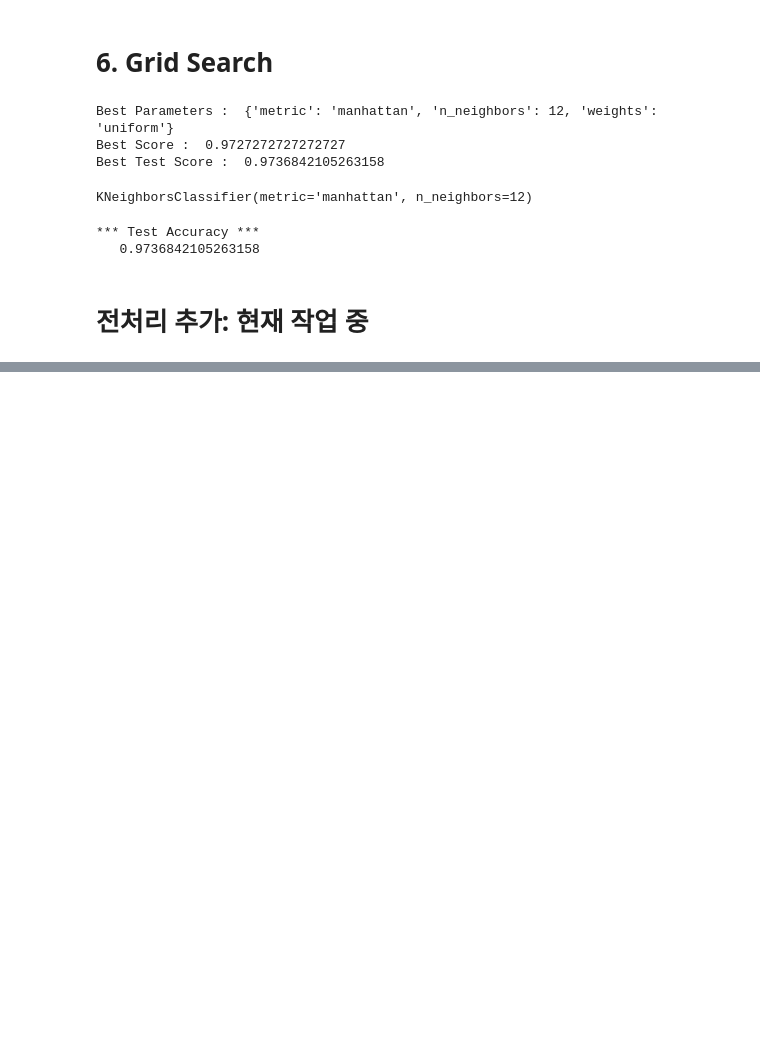
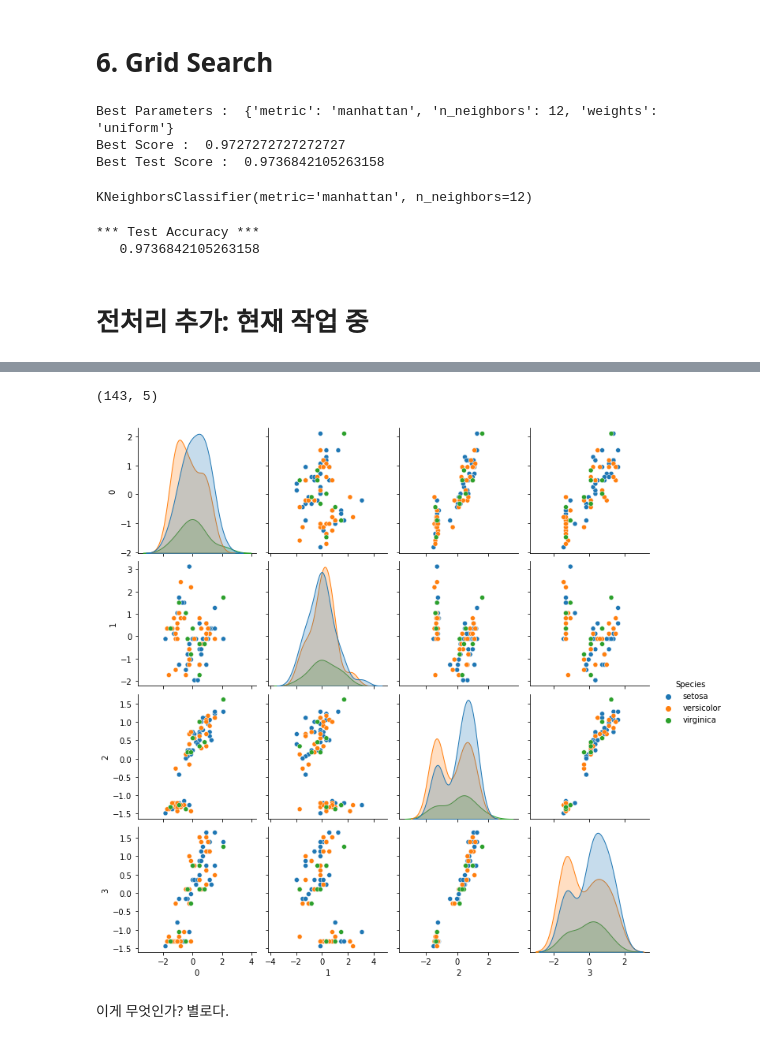
Before and after one commit to gundaminpde/2023-spring, a Jupyter notebook: 02_1_kNN.ipynb, the cells around one changed output, grey strips where cells are left out. Cells and saved outputs as stored; diff of their text form; code cells hidden in the pictures; blank space fills up the shorter version.

```diff
--- a/02_1_kNN.ipynb
+++ b/02_1_kNN.ipynb
@@ -311,0 +333,16 @@ X_test_std = std.transform(X_test)
+# %%
+## 앞의 붓꽃 data를 변환하자.
+## https://scikit-learn.org/stable/modules/generated/sklearn.preprocessing.StandardScaler.html 참고하세요.
+
+std = StandardScaler()
+std2 = StandardScaler()
+
+
+std.fit(X_train)
+X_train_std = std.transform(X_train)
+print('각각 평균', std.mean_)
+print('각각 분산', std.var_)
+
+X_test_std = std.transform(X_test)
+
+type(X_train_std)
@@ -311,0 +353,7 @@ X_test_std = std.transform(X_test)
+# %%
+
+new_X_train = pd.DataFrame(X_train_std)
+
+df_cat_std = pd.concat([new_X_train,y_train], axis=1)
+
+df_cat_std.head()
@@ -311,0 +367,13 @@ X_test_std = std.transform(X_test)
+# %%
+
+df_cat_std.shape
+# %% [output]
+(143, 5)
+# %%
+# 그래프로 확인해 봅시다.
+sns.pairplot(df_cat_std, hue='Species');
+plt.show()
+# %% [output]
+[figure, added]
+# %% [markdown]
+이게 무엇인가? 별로다.
```
Also changed, not shown: parts of 5 cells of this notebook.
